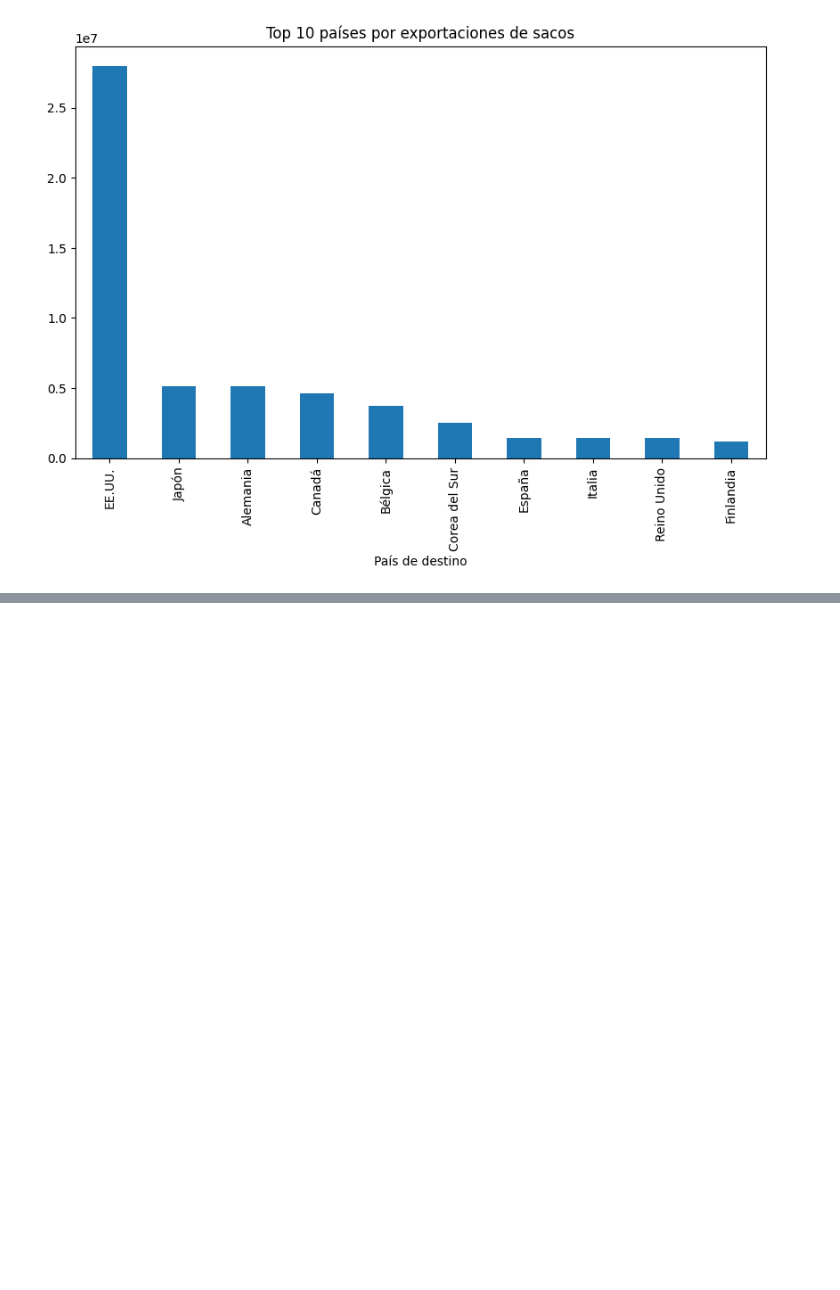
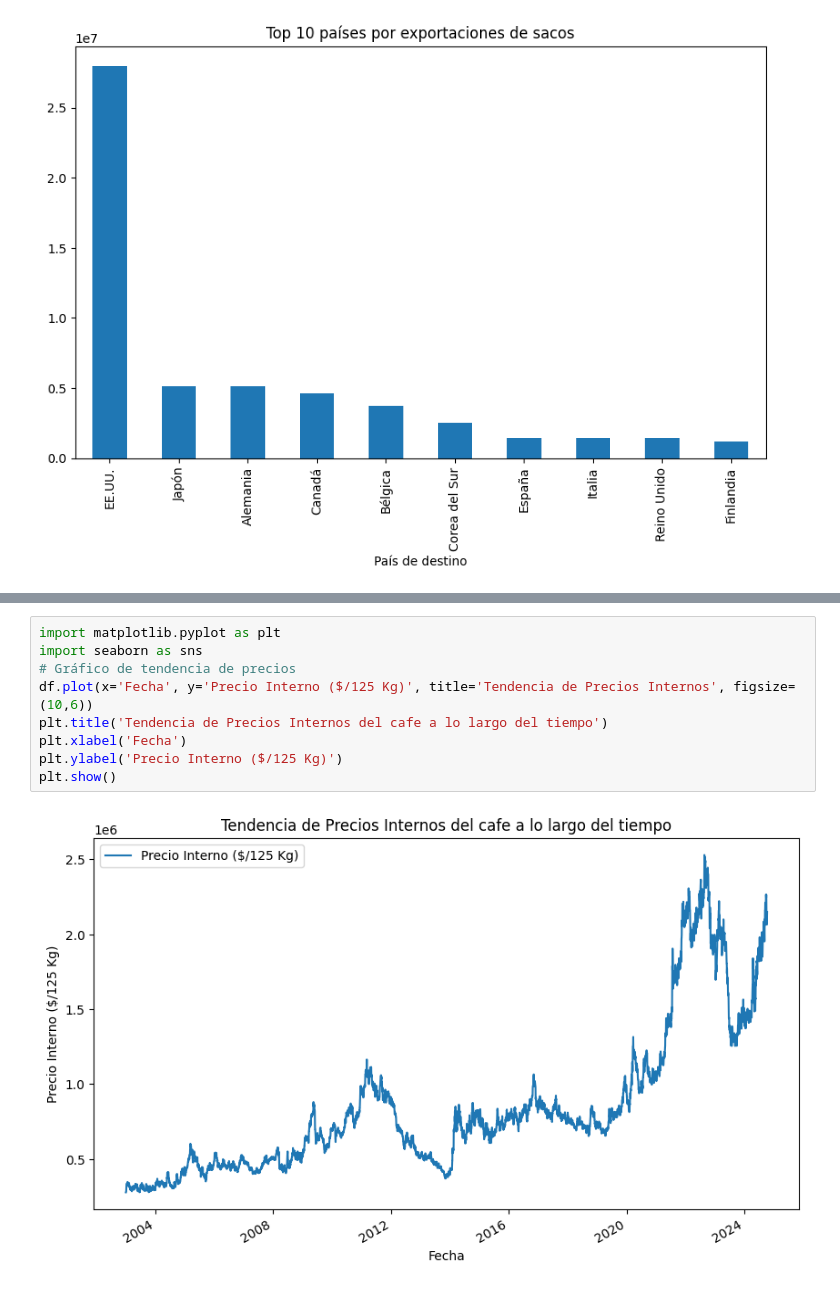
Before and after one commit to mauricioquezada/funtions-infocafe, a Jupyter notebook: cafeinforme.ipynb, the cells around one changed output, grey strips where cells are left out. Drawn from its saved outputs; the diff is of its cells as text; blank space fills up the shorter version.

```diff
--- a/cafeinforme.ipynb
+++ b/cafeinforme.ipynb
@@ -334,0 +339,11 @@ Name: Sacos de 70 kg. equivalente real Exportados, dtype: int64
+# %%
+import matplotlib.pyplot as plt
+import seaborn as sns
+# Gráfico de tendencia de precios
+df.plot(x='Fecha', y='Precio Interno ($/125 Kg)', title='Tendencia de Precios Internos', figsize=(10,6))
+plt.title('Tendencia de Precios Internos del cafe a lo largo del tiempo')
+plt.xlabel('Fecha')
+plt.ylabel('Precio Interno ($/125 Kg)')
+plt.show()
+# %% [output]
+[figure, added]
```
Also changed, not shown: parts of 9 cells of this notebook.
